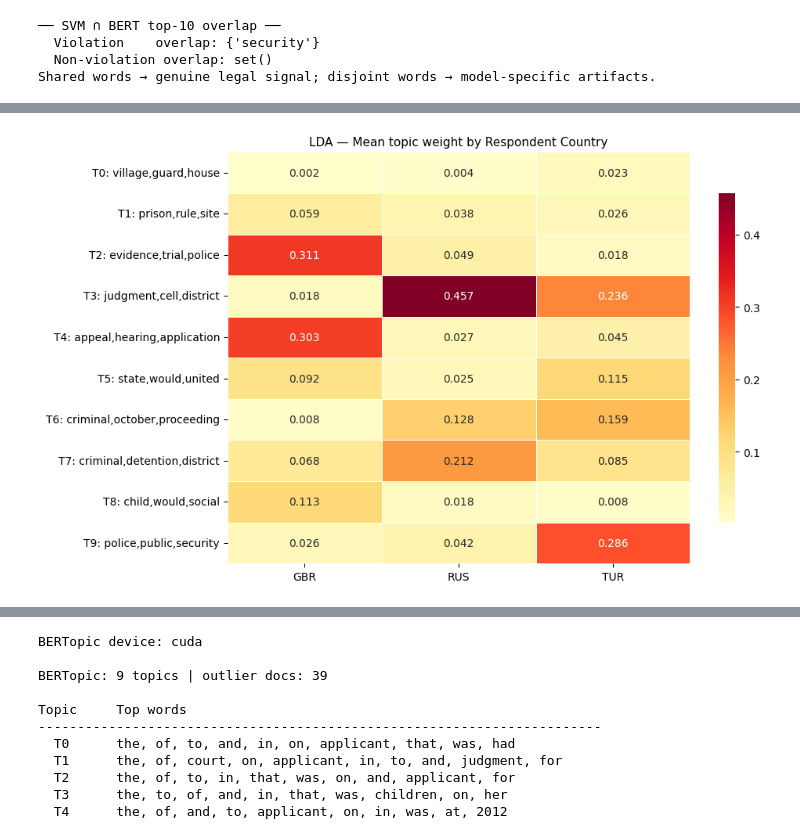
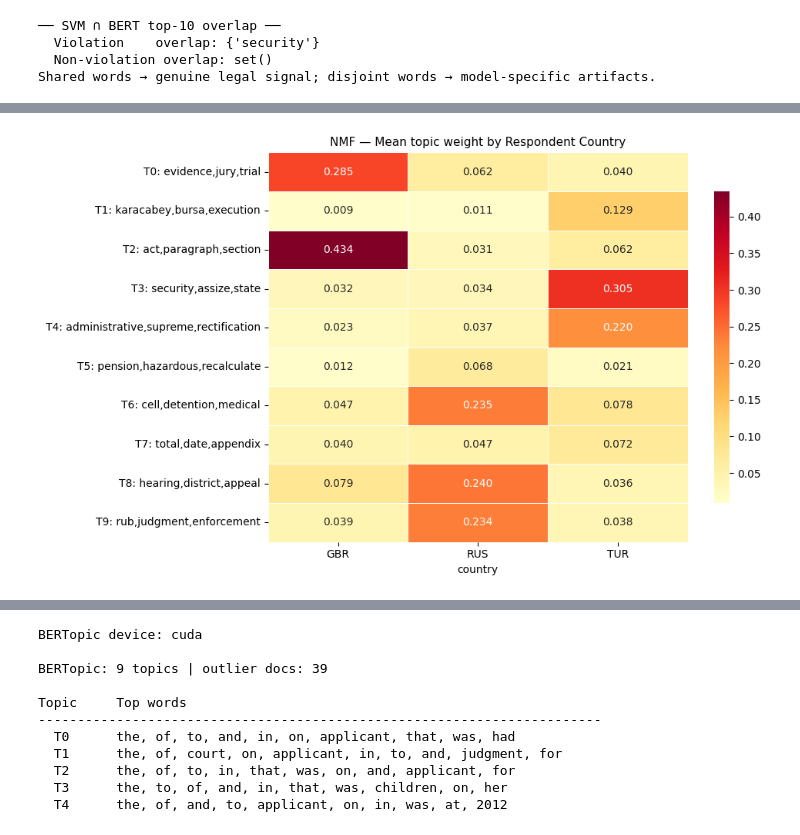
Before and after one commit to leondgarse/echr, a Jupyter notebook: echr.ipynb, the cells around one changed output, grey strips where cells are left out. Cells and saved outputs as stored; diff of their text form; code cells hidden in the pictures.

```diff
--- a/echr.ipynb
+++ b/echr.ipynb
@@ -184,28 +184,12 @@ def parse_chunked_log(log_path):
     return seeds, ensemble, content
 
 
-def parse_svm_log(log_path):
-    """
-    Parse a quick_svm.py log. Returns {model_name: f1} and raw content.
-    """
-    with open(log_path) as f:
-        content = f.read()
-    results = {}
-    for line in content.split('\n'):
-        m = re.search(r'(SVM|LogReg|Dummy)\s+macro-F1=([\d.]+)', line)
-        if m:
-            results[m.group(1)] = float(m.group(2))
-    return results, content
-
-
 # ── Discover available logs ─────────────────────────────────────────────────
 print(f'Checking logs for dataset: {DATASET}\n')
-all_logs = sorted(os.listdir('logs')) if os.path.isdir('logs') else []
-print(f'Total log files in logs/: {len(all_logs)}')
 
 for label, path in [
-    ('SVM/LogReg results',     cfg['log_svm']),
-    ('LegalBERT chunked',      cfg['log_chunked']),
+    ('LegalBERT-512 log',    cfg['log_lb512']),
+    ('LegalBERT chunked log', cfg['log_chunked']),
 ]:
     exists = os.path.exists(path)
     size   = os.path.getsize(path) if exists else 0
@@ -1555,54 +1565,68 @@ Topic     Top words
 # %%
-import seaborn as sns
-
 # ── Mean topic weight: violation vs no-violation ──────────────────────────────
-_by_label = (pd.DataFrame(_lda_doc_topics)
-             .assign(label=df['label'].values)
-             .groupby('label').mean().T)
-_by_label.columns = ['No Violation', 'Violation']
-_by_label['Δ (V−NV)'] = _by_label['Violation'] - _by_label['No Violation']
-_by_label = _by_label.sort_values('Δ (V−NV)', ascending=False)
-_by_label.index = [
-    f"T{i}: {','.join(_lda_topics[i]['top_words'][:3])}"
-    for i in _by_label.index
+_nmf_by_label = (
+    pd.DataFrame(_nmf_topics)
+    .assign(label=df['label'].values)
+    .groupby('label').mean().T
+)
+_nmf_by_label.columns = ['No Violation', 'Violation']
+_nmf_by_label['Δ (V−NV)'] = _nmf_by_label['Violation'] - _nmf_by_label['No Violation']
+_nmf_by_label = _nmf_by_label.sort_values('Δ (V−NV)', ascending=False)
+_nmf_by_label.index = [
+    f"T{i}: {','.join(_nmf_topic_list[i]['top_words'][:3])}"
+    for i in _nmf_by_label.index
 ]
 
 fig, axes = plt.subplots(1, 2, figsize=(16, 5))
-
 sns.heatmap(
-    _by_label[['No Violation', 'Violation']],
+    _nmf_by_label[['No Violation', 'Violation']],
     annot=True, fmt='.3f', cmap='RdYlGn', ax=axes[0],
     linewidths=0.5, cbar_kws={'shrink': 0.8},
 )
-axes[0].set_title('LDA — Mean topic weight by outcome', fontsize=11)
-axes[0].set_xlabel('')
+axes[0].set_title('NMF — Mean topic weight by outcome', fontsize=11)
 
-colors_lda = ['salmon' if v > 0 else 'steelblue' for v in _by_label['Δ (V−NV)']]
-axes[1].barh(range(len(_by_label)), _by_label['Δ (V−NV)'], color=colors_lda)
-axes[1].set_yticks(range(len(_by_label)))
-axes[1].set_yticklabels(_by_label.index, fontsize=8)
+colors_nmf = ['salmon' if v > 0 else 'steelblue' for v in _nmf_by_label['Δ (V−NV)']]
+axes[1].barh(range(len(_nmf_by_label)), _nmf_by_label['Δ (V−NV)'], color=colors_nmf)
+axes[1].set_yticks(range(len(_nmf_by_label)))
+axes[1].set_yticklabels(_nmf_by_label.index, fontsize=8)
 axes[1].axvline(0, color='black', lw=0.8)
 axes[1].set_xlabel('Δ mean weight  (Violation − No Violation)')
-axes[1].set_title('LDA — Topic skew toward Violation', fontsize=11)
+axes[1].set_title('NMF — Topic skew toward Violation', fontsize=11)
 plt.tight_layout()
 plt.show()
 
 # ── Mean topic weight: by respondent country ──────────────────────────────────
-_by_country = (pd.DataFrame(_lda_doc_topics)
-               .assign(country=df['respondent'].values)
-               .groupby('country').mean().T)
-_by_country.index = [
-    f"T{i}: {','.join(_lda_topics[i]['top_words'][:3])}"
-    for i in _by_country.index
+_nmf_by_country = (
+    pd.DataFrame(_nmf_topics)
+    .assign(country=df['respondent'].values)
+    .groupby('country').mean().T
+)
+_nmf_by_country.index = [
+    f"T{i}: {','.join(_nmf_topic_list[i]['top_words'][:3])}"
+    for i in _nmf_by_country.index
 ]
-
 fig, ax = plt.subplots(figsize=(10, 6))
 sns.heatmap(
-    _by_country, annot=True, fmt='.3f', cmap='YlOrRd', ax=ax,
+    _nmf_by_country, annot=True, fmt='.3f', cmap='YlOrRd', ax=ax,
     linewidths=0.5, cbar_kws={'shrink': 0.8},
 )
-ax.set_title('LDA — Mean topic weight by Respondent Country', fontsize=11)
-ax.set_xlabel('')
+ax.set_title('NMF — Mean topic weight by Respondent Country', fontsize=11)
 plt.tight_layout()
 plt.show()
+
+# ── Representative cases per topic (close reading) ────────────────────────────
+print('\n=== Representative cases per topic (close reading) ===')
+print('Use item_id to look up cases on HUDOC: https://hudoc.echr.coe.int\n')
+for t in _nmf_topic_list:
+    tid = t['id']
+    top_idx = _nmf_topics[:, tid].argsort()[::-1][:TOP_K_CASES]
+    print(f"T{tid}: {', '.join(t['top_words'][:8])}")
+    print(f"  {'Item ID':<15} {'Country':<8} {'Year':<6} {'Outcome':<14} {'Weight'}")
+    print(f"  {'-'*60}")
+    for idx in top_idx:
+        row     = df.iloc[idx]
+        outcome = 'Violation' if row['label'] == 1 else 'No Violation'
+        weight  = _nmf_topics[idx, tid]
+        print(f"  {row['item_id']:<15} {row['respondent']:<8} {int(row['year']):<6} {outcome:<14} {weight:.3f}")
+    print()
 # %% [output]
@@ -1610 +1634 @@ plt.show()
-[figure, old version]
+[figure, new version]
```
Also changed, not shown: parts of 19 cells of this notebook, 1 other file.
